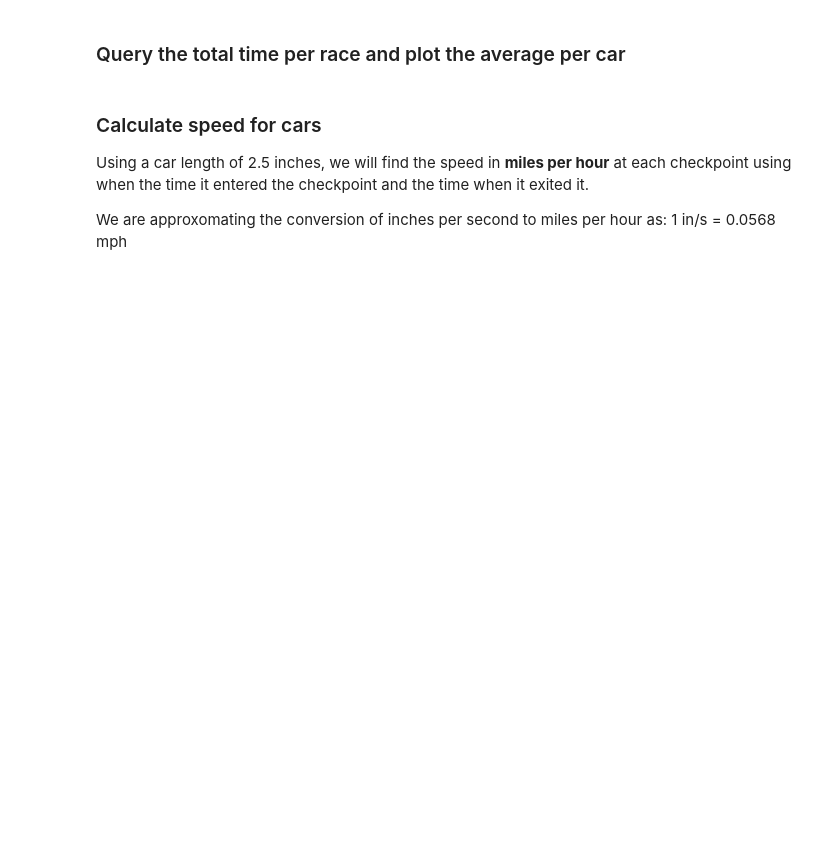
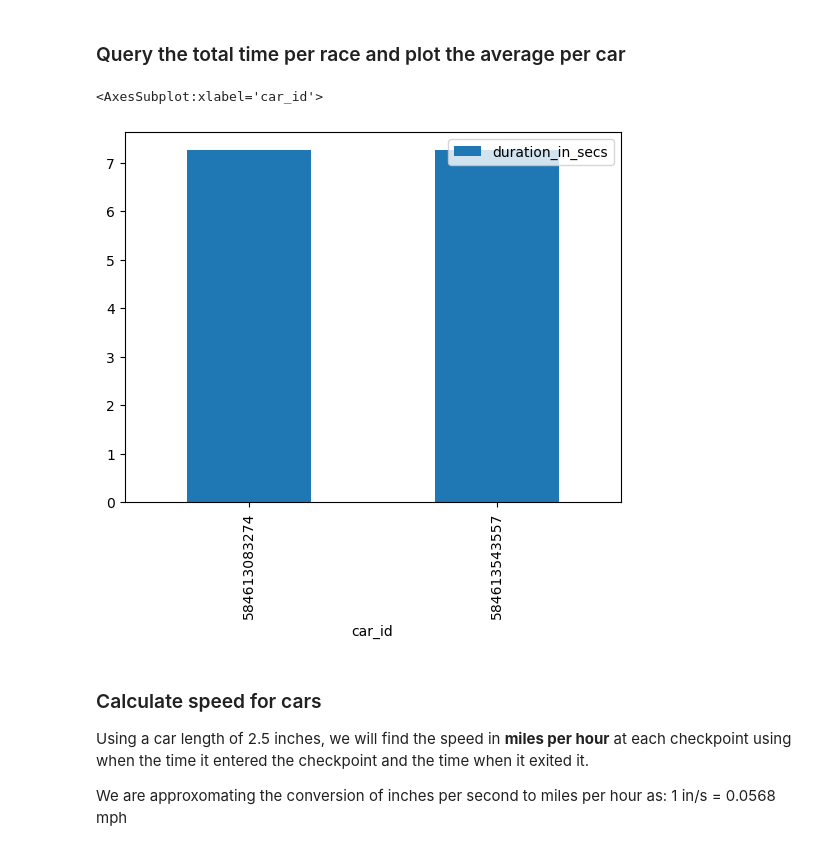
Before and after one commit to GoogleCloudPlatform/devrel-demos, a Jupyter notebook: data-analytics/data-dash/data_dash.ipynb, the cells around one changed output. Drawn from its saved outputs; the diff is of its cells as text; code cells hidden in the pictures; blank space fills up the shorter version.

```diff
--- a/data-analytics/data-dash/data_dash.ipynb
+++ b/data-analytics/data-dash/data_dash.ipynb
@@ -8,15 +15,16 @@ In this notebook, we will ingest data about car races from Bigtable and analyze
 First, we create our Spark connection and include the Bigtable Spark connector jar.
 # %%
 from pyspark.sql import SparkSession
+from pyspark.sql.functions import col
 import os
 
 spark = (SparkSession.builder
-         .config('spark.jars', "gs://spark-bigtable-preview/jars/spark-bigtable-0.0.1-preview4-SNAPSHOT.jar")
+         .config('spark.jars', "gs://spark-lib/bigtable/spark-bigtable_2.12-0.1.1.jar")
          .getOrCreate())
 
 bigtable_project_id = os.environ["BIGTABLE_PROJECT_ID"]
 bigtable_instance_id = os.environ["BIGTABLE_INSTANCE_ID"]
-bigtable_table_name="data_dash_test"
+bigtable_table_name = os.environ["BIGTABLE_TABLE_ID"]
 
 # Manually indicating columns from Bigtable for Spark dataframe.
 catalog = ''.join(("""{
@@ -76,11 +136,21 @@ totalTimes.show()
 # %% [markdown]
 ### Query the total time per race and plot the average per car
 # %%
-averagePerCar = spark.sql("SELECT car_id, bround(avg((end - start)/1000),2) as duration_in_secs FROM races GROUP BY car_id ORDER BY car_id")
-averagePerCar.toPandas().plot.bar(x='car_id')
-
-# Can also do the same thing with a pure spark dataframe in more of a builder format.
-# df.withColumn('TotalTime', (df.End - df.Start)/1000).groupBy('Car_ID').avg('TotalTime').orderBy('Car_ID').toPandas().plot.bar(x='Car_ID')
+average_per_car = spark.sql("""
+    SELECT
+        car_id,
+        bround(avg((end - start)), 2) as duration_in_secs
+    FROM
+        races
+    GROUP BY
+        car_id
+    ORDER BY
+        car_id
+""")
+average_per_car.toPandas().plot.bar(x='car_id')
+# %% [output]
+<AxesSubplot:xlabel='car_id'>
+[figure, added]
 # %% [markdown]
 ### Calculate speed for cars
 
```
Also changed, not shown: parts of 19 cells of this notebook.
